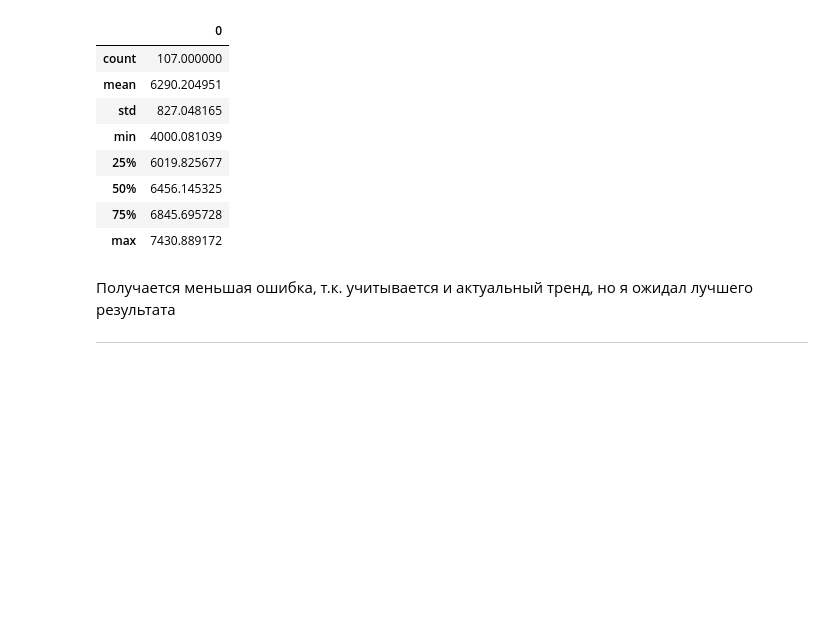
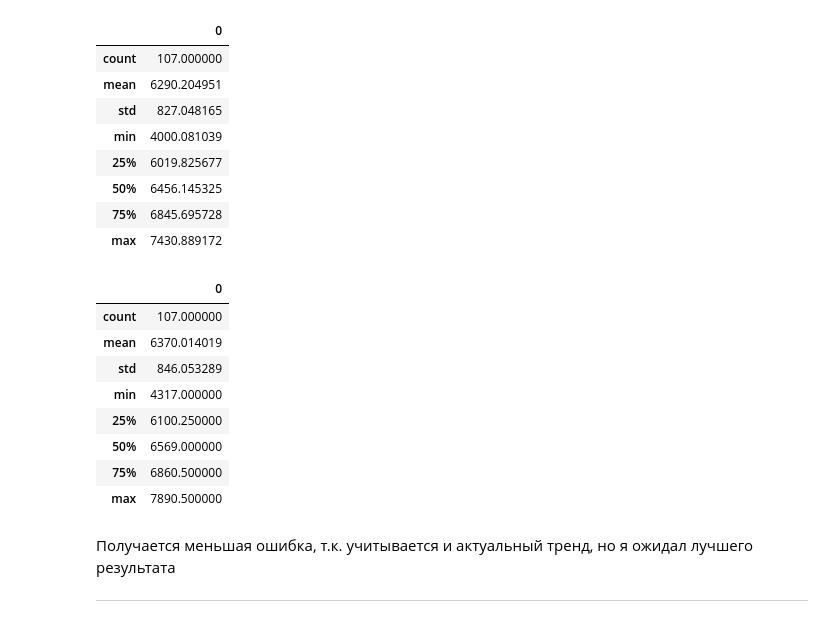
Before and after one commit to Strang1k/tgbot-daily_revenue_prediction, a Jupyter notebook: viruchka.ipynb, the cells around one changed output. Drawn from its saved outputs; the diff is of its cells as text; code cells hidden in the pictures; blank space fills up the shorter version.

```diff
--- a/viruchka.ipynb
+++ b/viruchka.ipynb
@@ -837,6 +874,20 @@ cmb7res.describe() #разброс предсказаний
 | 50% | 6456.145325 |
 | 75% | 6845.695728 |
 | max | 7430.889172 |
+# %%
+knr7res = knr7.predict(X_test7avg)
+knr7res = pd.DataFrame(knr7res)
+knr7res.describe() #разброс предсказаний knr
+# %% [output]
+|  | 0 |
+| count | 107.000000 |
+| mean | 6370.014019 |
+| std | 846.053289 |
+| min | 4317.000000 |
+| 25% | 6100.250000 |
+| 50% | 6569.000000 |
+| 75% | 6860.500000 |
+| max | 7890.500000 |
 # %% [markdown]
 Получается меньшая ошибка, т.к. учитывается и актуальный тренд, но я ожидал лучшего результата
 ****
```
Also changed, not shown: parts of 66 cells of this notebook.
